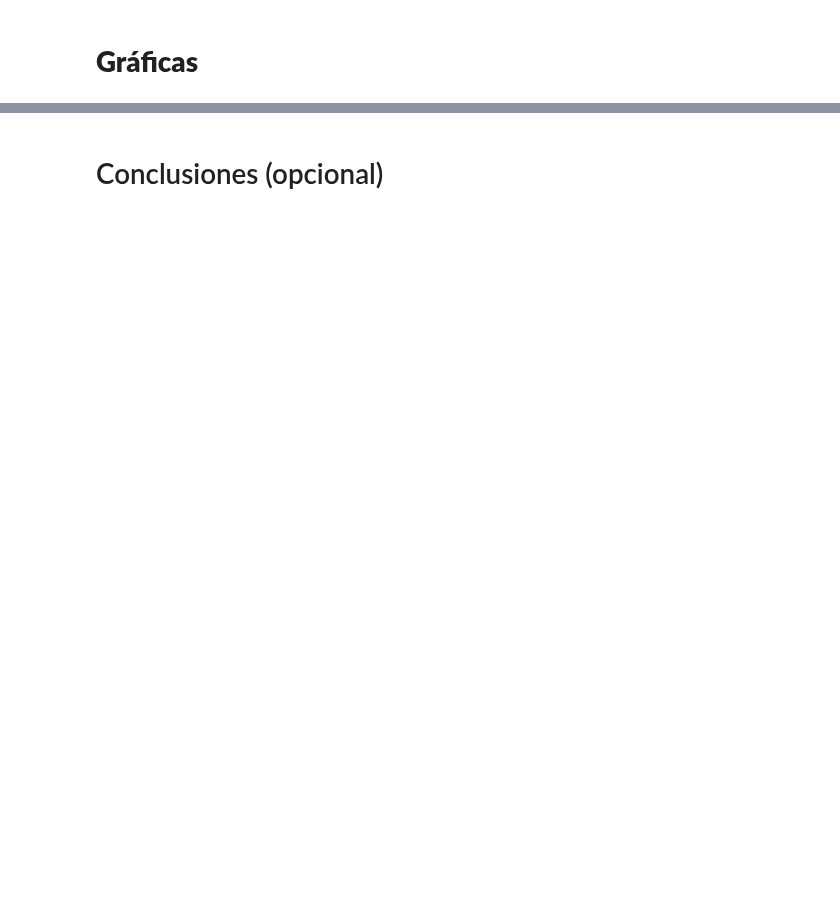
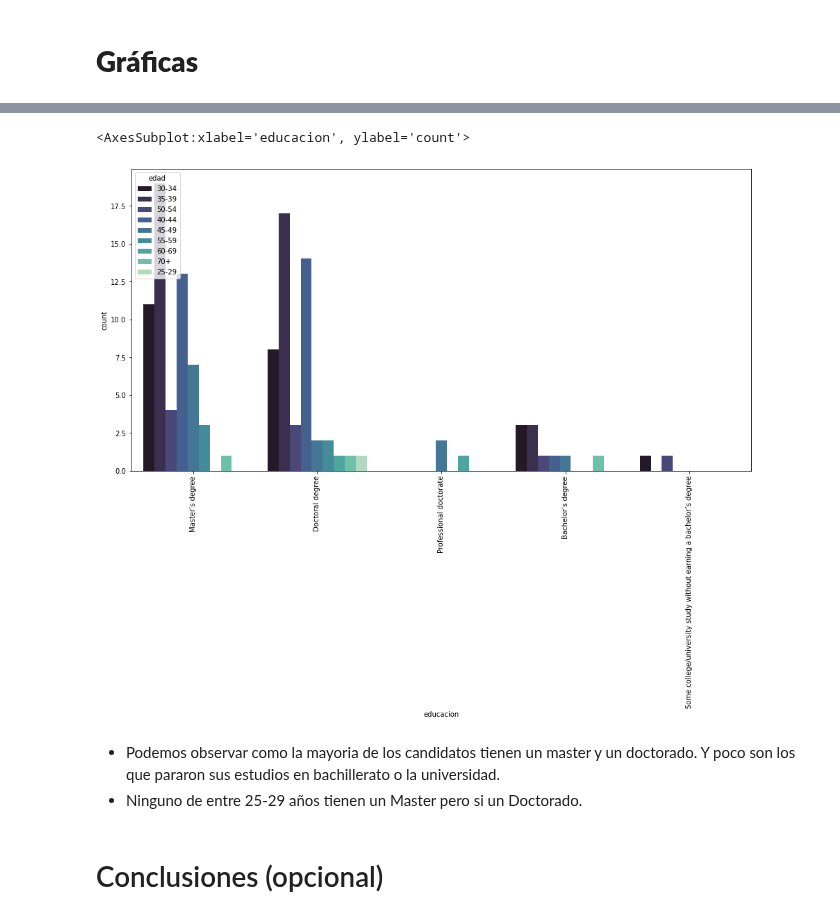
Before and after one commit to Adalab/project-da-promo-A-module-2-team-2, a Jupyter notebook: Proyecto 2- guarrillo.ipynb, the cells around one changed output, grey strips where cells are left out. Drawn from its saved outputs; the diff is of its cells as text; code cells hidden in the pictures; blank space fills up the shorter version.

```diff
--- a/Proyecto 2- guarrillo.ipynb
+++ b/Proyecto 2- guarrillo.ipynb
@@ -1008,2 +983,12 @@ sns.distplot(numericas['columna_nueva_con_la_estandarización'], ax = axes[1]);
+# %%
+plt.figure(figsize=(16,8))
+plt.xticks(rotation='vertical')
+sns.countplot(x=df_total["educacion"], data = df_total, hue ='edad', palette='mako')
+# %% [output]
+<AxesSubplot:xlabel='educacion', ylabel='count'>
+[figure, added]
+# %% [markdown]
+- Podemos observar como la mayoria de los candidatos tienen un master y un doctorado. Y poco son los que pararon sus estudios en bachillerato o la universidad.
+- Ninguno de entre 25-29 años tienen un Master pero si un Doctorado.
 # %% [markdown]
 # Conclusiones (opcional)
```
Also changed, not shown: parts of 42 cells of this notebook, 1 other file.
